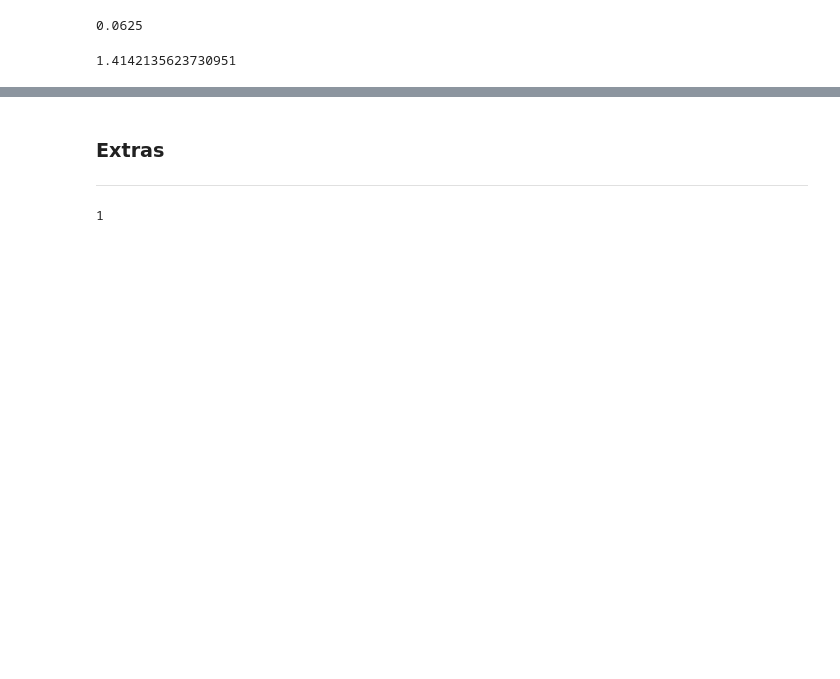
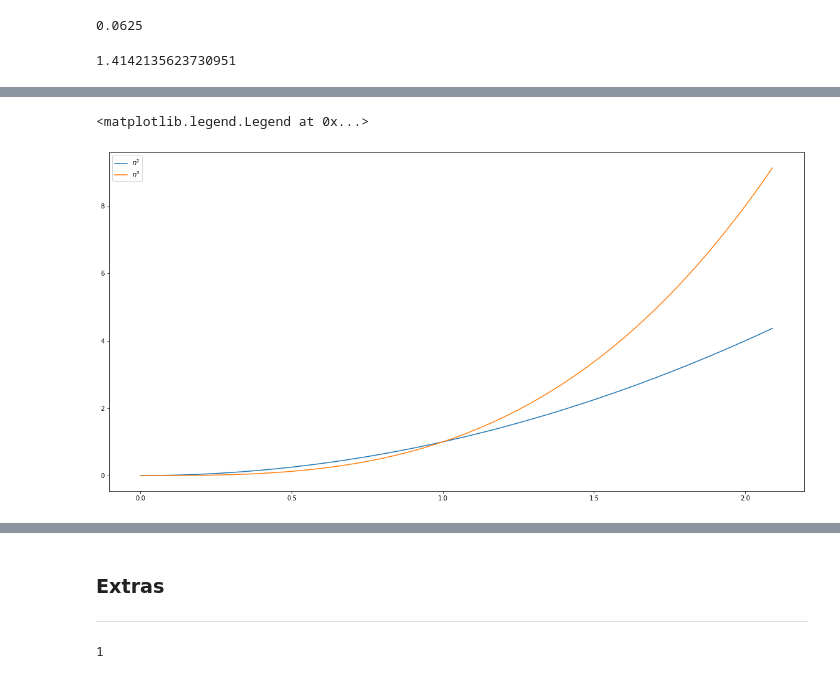
Before and after one commit to YassineJdair/GraphTheory_heapsort, a Jupyter notebook: HeapSort.ipynb, the cells around one changed output, grey strips where cells are left out. Cells and saved outputs as stored; diff of their text form; code cells hidden in the pictures; blank space fills up the shorter version.

```diff
--- a/HeapSort.ipynb
+++ b/HeapSort.ipynb
@@ -559,0 +688,10 @@ $ 2^{0.5} = \sqrt{2} $
+# %%
+n = np.arange(0.0, 2.1, 0.01)
+
+plt.plot(n, n**2, label='$n^2$')
+plt.plot(n, n**3, label='$n^3$')
+
+plt.legend()
+# %% [output]
+<matplotlib.legend.Legend at 0x...>
+[figure, added]
```
Also changed, not shown: parts of 31 cells of this notebook.
